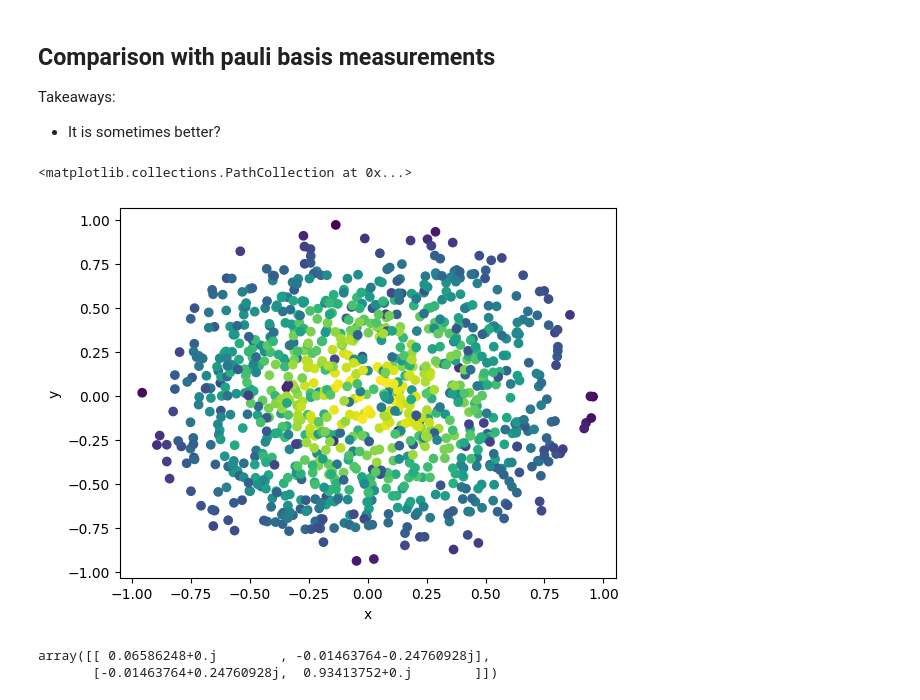
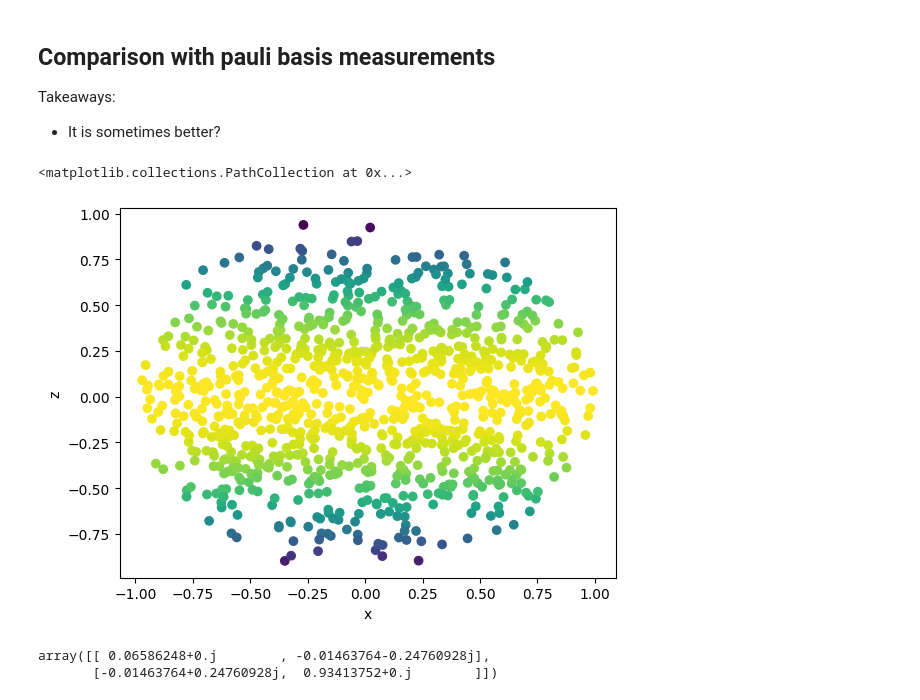
Before and after one commit to JackieLee23/adaptive_qst, a Jupyter notebook: notebooks/max_info_mixed_states.ipynb, the cells around one changed output. Cells and saved outputs as stored; diff of their text form; code cells hidden in the pictures.

```diff
--- a/notebooks/max_info_mixed_states.ipynb
+++ b/notebooks/max_info_mixed_states.ipynb
@@ -23,22 +23,22 @@ Takeaways:
 # %%
 posterior = Posterior(1000)
 fig, ax = plt.subplots()
 
 posterior.update([0, 0], 0)
 posterior.update([0, 0], 1)
 
-posterior.update([pi/2, 0], 0)
-posterior.update([pi/2, 0], 1)
+# posterior.update([pi/2, 0], 0)
+# posterior.update([pi/2, 0], 1)
 
-posterior.update([pi/2, pi/2], 0)
-posterior.update([pi/2, pi/2], 1)
+# posterior.update([pi/2, pi/2], 0)
+# posterior.update([pi/2, pi/2], 1)
 
 posterior.resample()
 
-PlotOneQubit.plot_posterior(posterior, 'xy', ax)
+PlotOneQubit.plot_posterior(posterior, 'xz', ax)
 # %% [output]
 <matplotlib.collections.PathCollection at 0x...>
-[figure, old version]
+[figure, new version]
 # %%
 n_measurements = 10_000
 pure_state = random_statevector(2)
```
Also changed, not shown: parts of 6 cells of this notebook, 35 other files.
